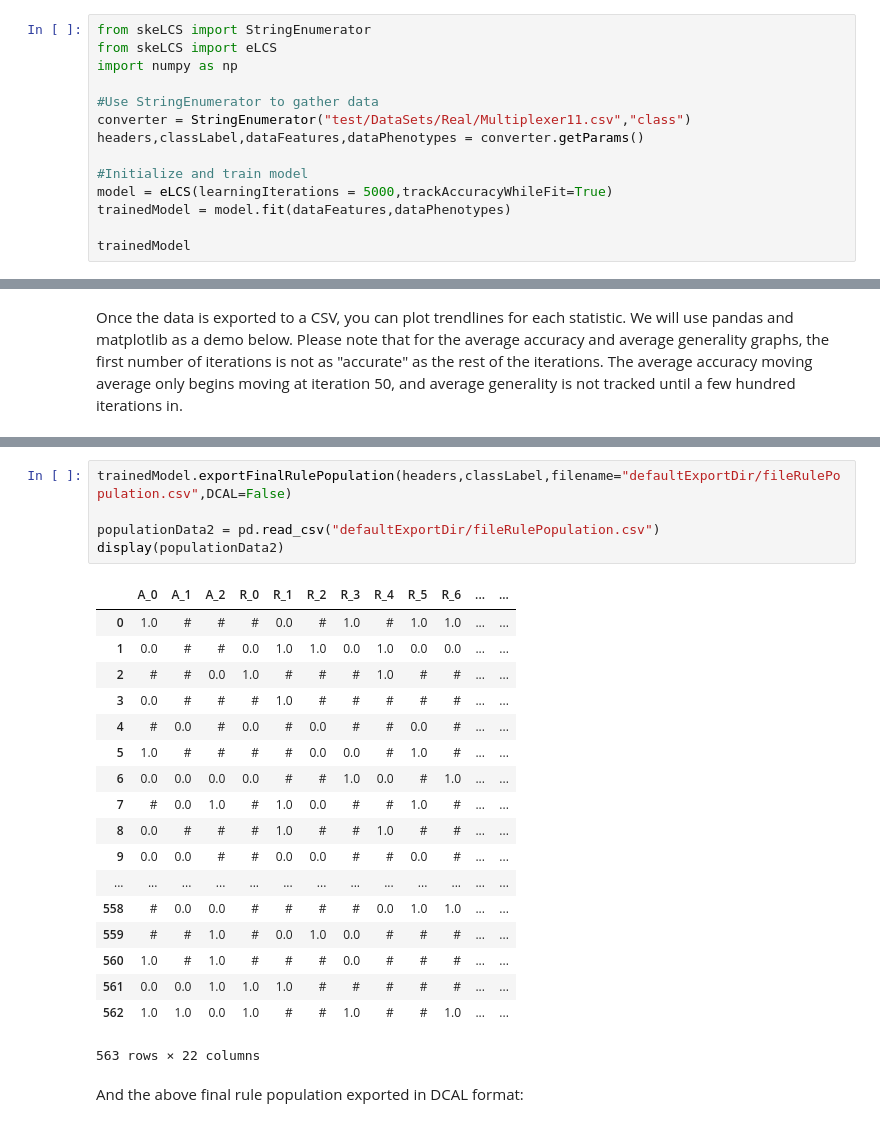
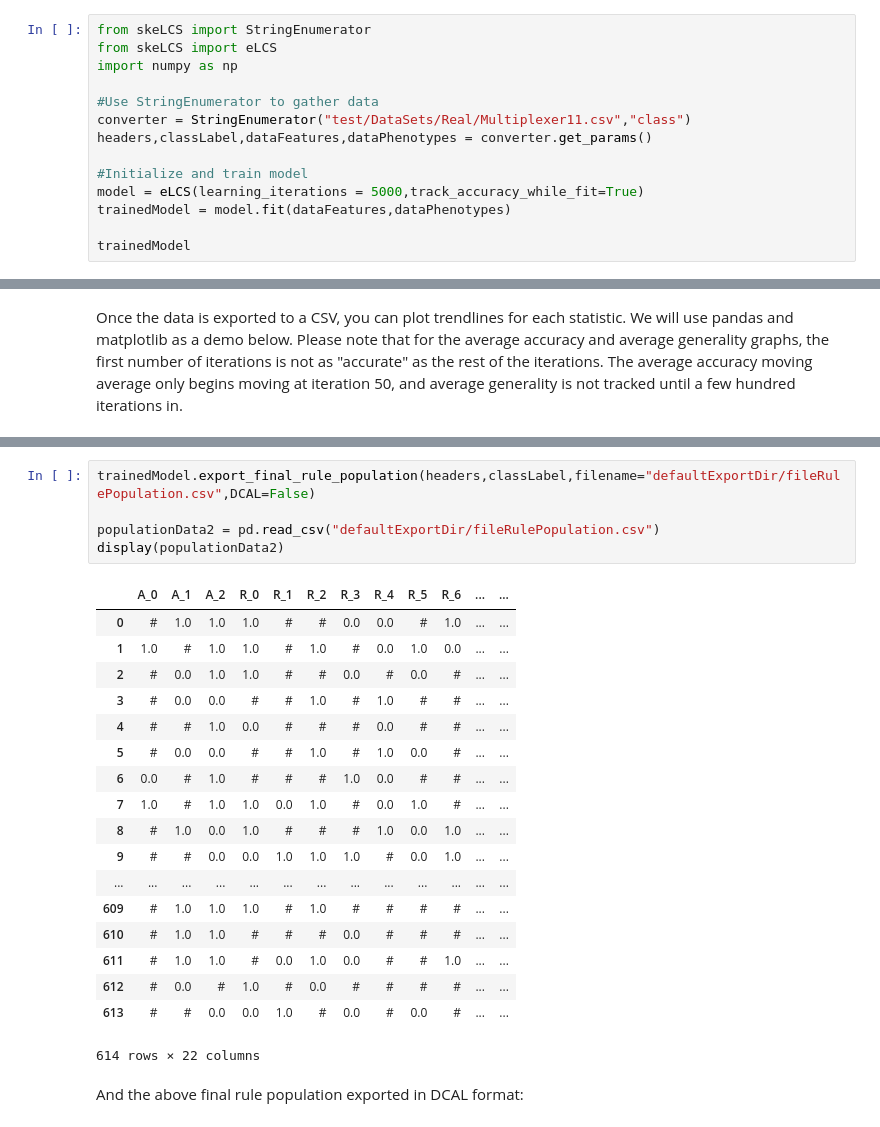
Before and after one commit to UrbsLab/scikit-eLCS, a Jupyter notebook: eLCS User Guide.ipynb, the cells around one changed output, grey strips where cells are left out. Saved outputs shown, nothing was run; the diff lists cells and outputs as text.

```diff
--- a/eLCS User Guide.ipynb
+++ b/eLCS User Guide.ipynb
@@ -413,10 +413,10 @@ import numpy as np
 
 #Use StringEnumerator to gather data
 converter = StringEnumerator("test/DataSets/Real/Multiplexer11.csv","class")
-headers,classLabel,dataFeatures,dataPhenotypes = converter.getParams()
+headers,classLabel,dataFeatures,dataPhenotypes = converter.get_params()
 
 #Initialize and train model
-model = eLCS(learningIterations = 5000,trackAccuracyWhileFit=True)
+model = eLCS(learning_iterations = 5000,track_accuracy_while_fit=True)
 trainedModel = model.fit(dataFeatures,dataPhenotypes)
 
 trainedModel
@@ -714,29 +716,29 @@ The filename param is also optional. By default, the program saves a CSV file na
 
 The DCAL (Discrete-Continuous Attribute List) boolean param is also optional. By default, the program saves a CSV in DCAL representation form. However, if DCAL is set as False, the program saves a CSV in traditional form.
 # %%
-trainedModel.exportFinalRulePopulation(headers,classLabel,filename="defaultExportDir/fileRulePopulation.csv",DCAL=False)
+trainedModel.export_final_rule_population(headers,classLabel,filename="defaultExportDir/fileRulePopulation.csv",DCAL=False)
 
 populationData2 = pd.read_csv("defaultExportDir/fileRulePopulation.csv")
 display(populationData2)
 # %% [output]
 |  | A_0 | A_1 | A_2 | R_0 | R_1 | R_2 | R_3 | R_4 | R_5 | R_6 | ... | ... |
-| 0 | 1.0 | # | # | # | 0.0 | # | 1.0 | # | 1.0 | 1.0 | ... | ... |
-| 1 | 0.0 | # | # | 0.0 | 1.0 | 1.0 | 0.0 | 1.0 | 0.0 | 0.0 | ... | ... |
-| 2 | # | # | 0.0 | 1.0 | # | # | # | 1.0 | # | # | ... | ... |
-| 3 | 0.0 | # | # | # | 1.0 | # | # | # | # | # | ... | ... |
-| 4 | # | 0.0 | # | 0.0 | # | 0.0 | # | # | 0.0 | # | ... | ... |
-| 5 | 1.0 | # | # | # | # | 0.0 | 0.0 | # | 1.0 | # | ... | ... |
-| 6 | 0.0 | 0.0 | 0.0 | 0.0 | # | # | 1.0 | 0.0 | # | 1.0 | ... | ... |
-| 7 | # | 0.0 | 1.0 | # | 1.0 | 0.0 | # | # | 1.0 | # | ... | ... |
-| 8 | 0.0 | # | # | # | 1.0 | # | # | 1.0 | # | # | ... | ... |
-| 9 | 0.0 | 0.0 | # | # | 0.0 | 0.0 | # | # | 0.0 | # | ... | ... |
+| 0 | # | 1.0 | 1.0 | 1.0 | # | # | 0.0 | 0.0 | # | 1.0 | ... | ... |
+| 1 | 1.0 | # | 1.0 | 1.0 | # | 1.0 | # | 0.0 | 1.0 | 0.0 | ... | ... |
+| 2 | # | 0.0 | 1.0 | 1.0 | # | # | 0.0 | # | 0.0 | # | ... | ... |
+| 3 | # | 0.0 | 0.0 | # | # | 1.0 | # | 1.0 | # | # | ... | ... |
+| 4 | # | # | 1.0 | 0.0 | # | # | # | 0.0 | # | # | ... | ... |
+| 5 | # | 0.0 | 0.0 | # | # | 1.0 | # | 1.0 | 0.0 | # | ... | ... |
+| 6 | 0.0 | # | 1.0 | # | # | # | 1.0 | 0.0 | # | # | ... | ... |
+| 7 | 1.0 | # | 1.0 | 1.0 | 0.0 | 1.0 | # | 0.0 | 1.0 | # | ... | ... |
+| 8 | # | 1.0 | 0.0 | 1.0 | # | # | # | 1.0 | 0.0 | 1.0 | ... | ... |
+| 9 | # | # | 0.0 | 0.0 | 1.0 | 1.0 | 1.0 | # | 0.0 | 1.0 | ... | ... |
 | ... | ... | ... | ... | ... | ... | ... | ... | ... | ... | ... | ... | ... |
-| 558 | # | 0.0 | 0.0 | # | # | # | # | 0.0 | 1.0 | 1.0 | ... | ... |
-| 559 | # | # | 1.0 | # | 0.0 | 1.0 | 0.0 | # | # | # | ... | ... |
-| 560 | 1.0 | # | 1.0 | # | # | # | 0.0 | # | # | # | ... | ... |
-| 561 | 0.0 | 0.0 | 1.0 | 1.0 | 1.0 | # | # | # | # | # | ... | ... |
-| 562 | 1.0 | 1.0 | 0.0 | 1.0 | # | # | 1.0 | # | # | 1.0 | ... | ... |
+| 609 | # | 1.0 | 1.0 | 1.0 | # | 1.0 | # | # | # | # | ... | ... |
+| 610 | # | 1.0 | 1.0 | # | # | # | 0.0 | # | # | # | ... | ... |
+| 611 | # | 1.0 | 1.0 | # | 0.0 | 1.0 | 0.0 | # | # | 1.0 | ... | ... |
+| 612 | # | 0.0 | # | 1.0 | # | 0.0 | # | # | # | # | ... | ... |
+| 613 | # | # | 0.0 | 0.0 | 1.0 | # | 0.0 | # | 0.0 | # | ... | ... |
-563 rows × 22 columns
+614 rows × 22 columns
 # %% [markdown]
 And the above final rule population exported in DCAL format:
 # %%
```
Also changed, not shown: parts of 26 cells of this notebook, 18 other files.
